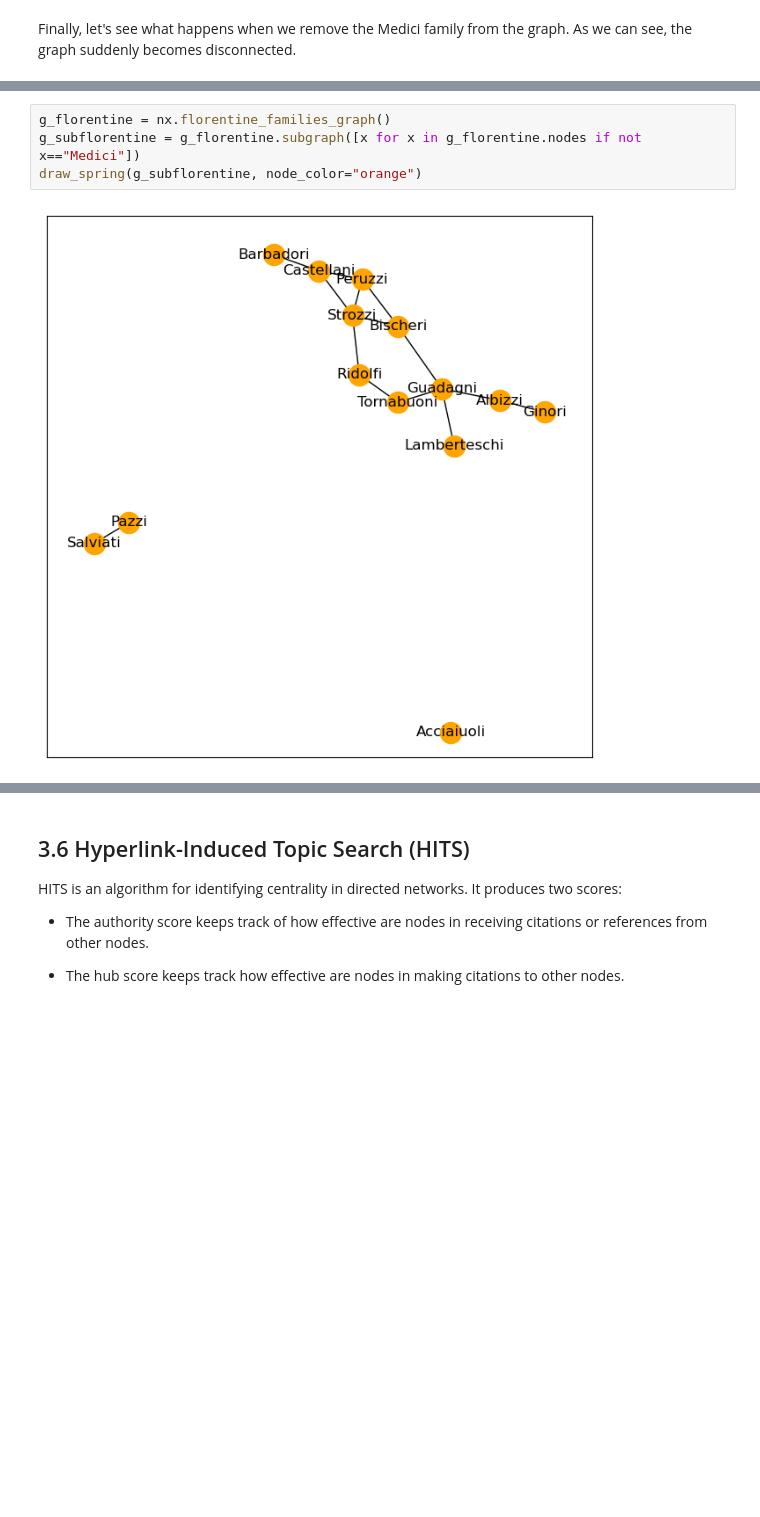
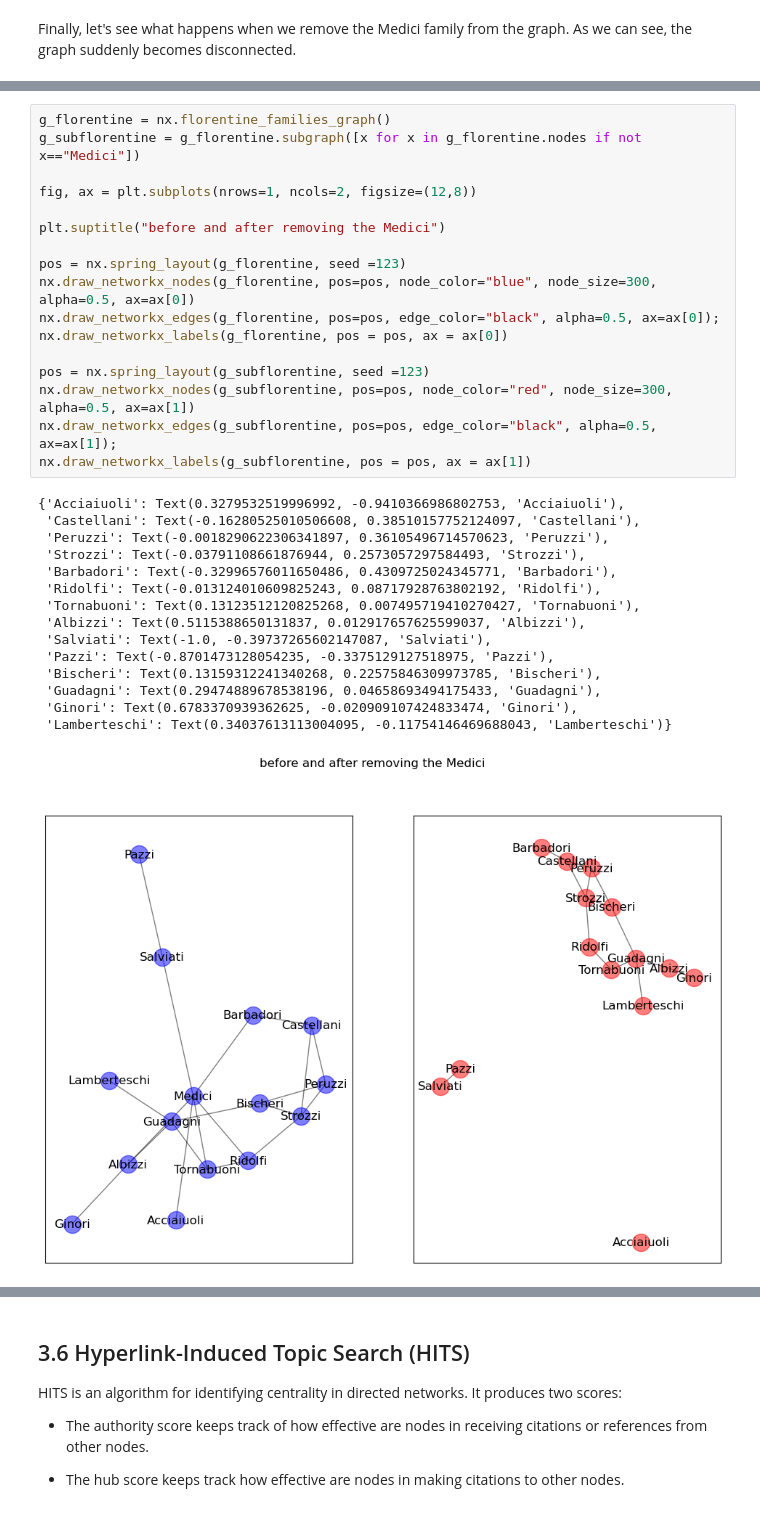
Before and after one commit to maastrichtlawtech/legalnetworkanalysis_textbook, a Jupyter notebook: Chapter_3_Centrality.ipynb, the cells around one changed output, grey strips where cells are left out. Cells and saved outputs as stored; diff of their text form; blank space fills up the shorter version.

Commit message:
Alpha version for chapter 3 Every cell runs even in disorder if the libraries are loaded discussion of consprot changed presentation of results streamlined

```diff
--- a/Chapter_3_Centrality.ipynb
+++ b/Chapter_3_Centrality.ipynb
@@ -939,7 +943,34 @@ Finally, let's see what happens when we remove the Medici family from the graph.
 # %%
 g_florentine = nx.florentine_families_graph()
 g_subflorentine = g_florentine.subgraph([x for x in g_florentine.nodes if not x=="Medici"])
-draw_spring(g_subflorentine, node_color="orange")
+
+fig, ax = plt.subplots(nrows=1, ncols=2, figsize=(12,8))
+
+plt.suptitle("before and after removing the Medici")
+
+pos = nx.spring_layout(g_florentine, seed =123)
+nx.draw_networkx_nodes(g_florentine, pos=pos, node_color="blue", node_size=300, alpha=0.5, ax=ax[0])
+nx.draw_networkx_edges(g_florentine, pos=pos, edge_color="black", alpha=0.5, ax=ax[0]);
+nx.draw_networkx_labels(g_florentine, pos = pos, ax = ax[0])
+
+pos = nx.spring_layout(g_subflorentine, seed =123)
+nx.draw_networkx_nodes(g_subflorentine, pos=pos, node_color="red", node_size=300, alpha=0.5, ax=ax[1])
+nx.draw_networkx_edges(g_subflorentine, pos=pos, edge_color="black", alpha=0.5, ax=ax[1]);
+nx.draw_networkx_labels(g_subflorentine, pos = pos, ax = ax[1])
 # %% [output]
+{'Acciaiuoli': Text(0.3279532519996992, -0.9410366986802753, 'Acciaiuoli'),
+ 'Castellani': Text(-0.16280525010506608, 0.38510157752124097, 'Castellani'),
+ 'Peruzzi': Text(-0.0018290622306341897, 0.36105496714570623, 'Peruzzi'),
+ 'Strozzi': Text(-0.03791108661876944, 0.2573057297584493, 'Strozzi'),
+ 'Barbadori': Text(-0.32996576011650486, 0.4309725024345771, 'Barbadori'),
+ 'Ridolfi': Text(-0.013124010609825243, 0.08717928763802192, 'Ridolfi'),
+ 'Tornabuoni': Text(0.13123512120825268, 0.007495719410270427, 'Tornabuoni'),
+ 'Albizzi': Text(0.5115388650131837, 0.012917657625599037, 'Albizzi'),
+ 'Salviati': Text(-1.0, -0.39737265602147087, 'Salviati'),
+ 'Pazzi': Text(-0.8701473128054235, -0.3375129127518975, 'Pazzi'),
+ 'Bischeri': Text(0.13159312241340268, 0.22575846309973785, 'Bischeri'),
+ 'Guadagni': Text(0.29474889678538196, 0.04658693494175433, 'Guadagni'),
+ 'Ginori': Text(0.6783370939362625, -0.020909107424833474, 'Ginori'),
+ 'Lamberteschi': Text(0.34037613113004095, -0.11754146469688043, 'Lamberteschi')}
-[figure, old version]
+[figure, new version]
 # %% [markdown]
```
Also changed, not shown: parts of 37 cells of this notebook, 5 other files.
